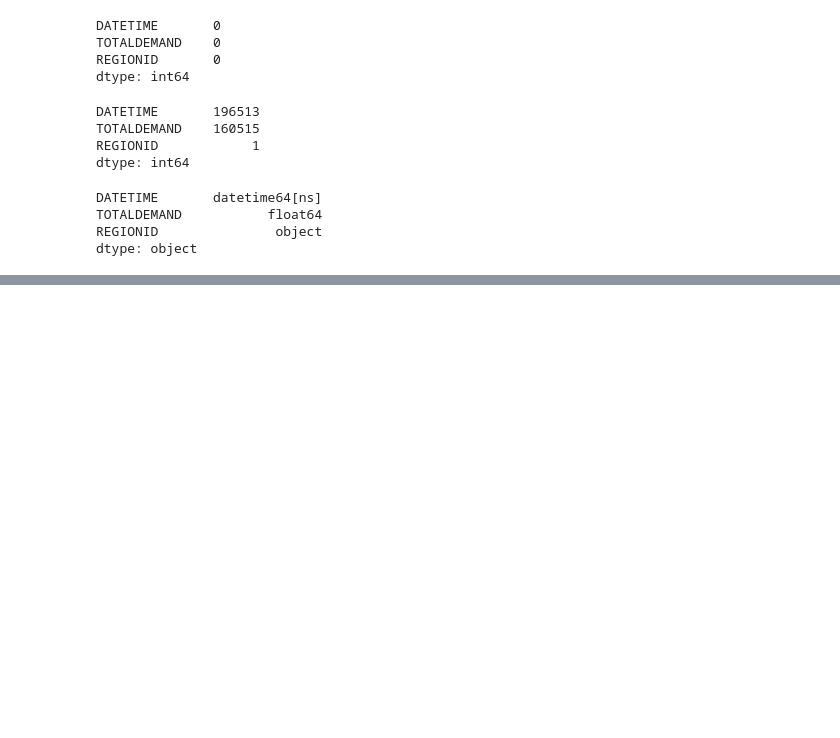
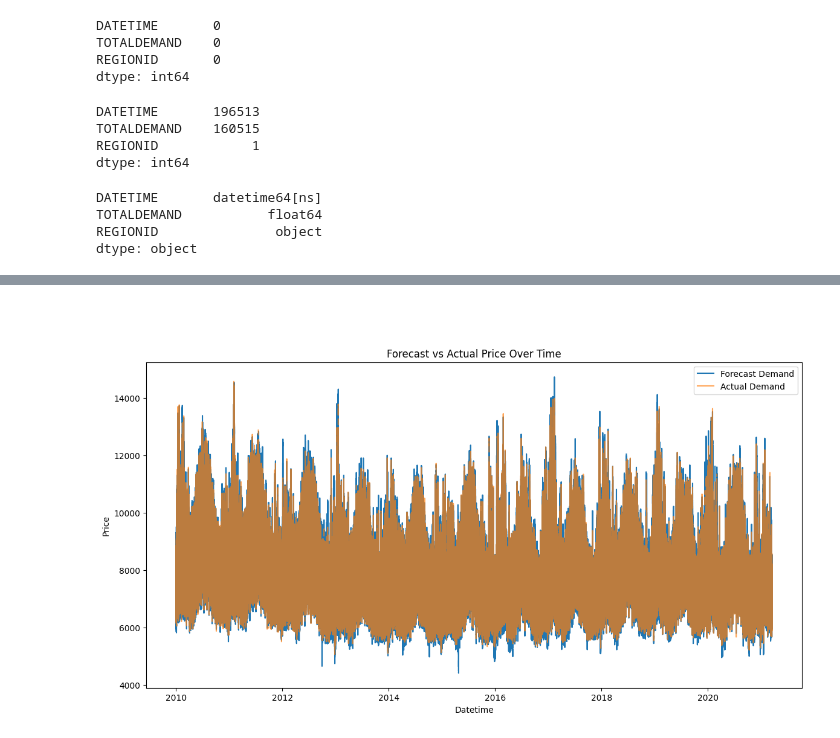
Before and after one commit to mkingopng/electricity_demand_forecasting, a Jupyter notebook: src/nsw_eda.ipynb, the cells around one changed output, grey strips where cells are left out. Saved outputs shown, nothing was run; the diff lists cells and outputs as text; code cells hidden in the pictures; blank space fills up the shorter version.

```diff
--- a/src/nsw_eda.ipynb
+++ b/src/nsw_eda.ipynb
@@ -303,0 +308,3 @@ dtype: object
+# %%
+merged_df = pd.merge(nsw_totaldemand, nsw_forecastdemand, on='DATETIME', how='outer')
+merged_df.head()
@@ -303,0 +318,3 @@ dtype: object
+# %%
+nsw_df = pd.merge(merged_df, nsw_temperature, on='DATETIME', how='outer')
+nsw_df.head()
@@ -303,0 +328,13 @@ dtype: object
+# %% [markdown]
+##
+# %%
+plt.figure(figsize=(14, 7))
+plt.plot(nsw_df['DATETIME'], nsw_df['FORECASTDEMAND'], label='Forecast Demand')
+plt.plot(nsw_df['DATETIME'], nsw_df['TOTALDEMAND'], label='Actual Demand', alpha=0.7)
+plt.xlabel('Datetime')
+plt.ylabel('Price')
+plt.title('Forecast vs Actual Price Over Time')
+plt.legend()
+plt.show()
+# %% [output]
+[figure, added]
```
Also changed, not shown: parts of 14 cells of this notebook, 1 other file.
